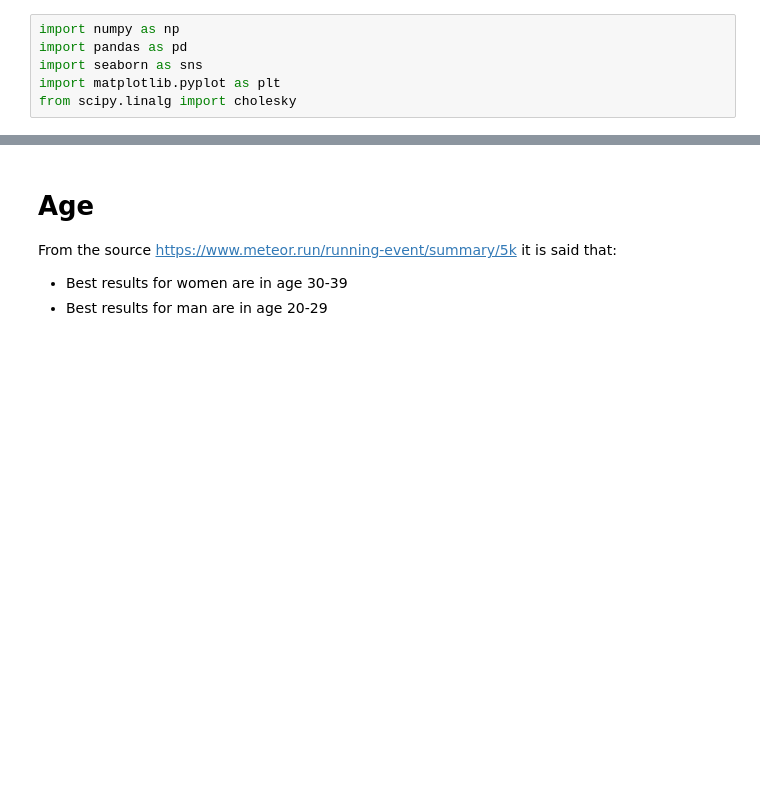
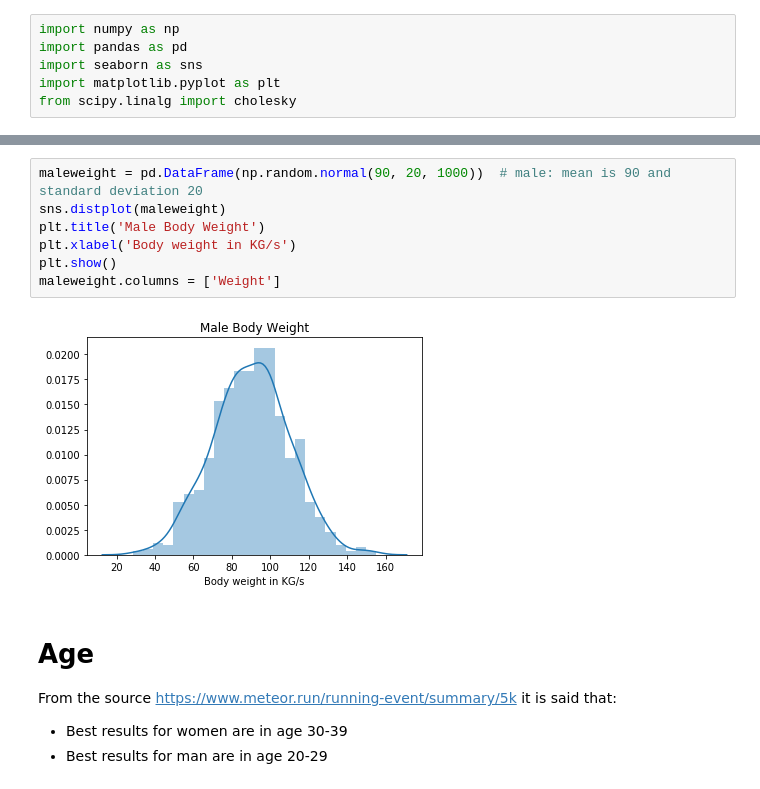
Before and after one commit to kmieluu/Project_2019, a Jupyter notebook: Untitled.ipynb, the cells around one changed output, grey strips where cells are left out. Cells and saved outputs as stored; diff of their text form; blank space fills up the shorter version.

```diff
--- a/Untitled.ipynb
+++ b/Untitled.ipynb
@@ -49,3 +115,12 @@ https://www.runnersworld.com/nutrition-weight-loss/a20856066/how-much-does-an-ex
+# %%
+maleweight = pd.DataFrame(np.random.normal(90, 20, 1000))  # male: mean is 90 and standard deviation 20
+sns.distplot(maleweight)
+plt.title('Male Body Weight')
+plt.xlabel('Body weight in KG/s')
+plt.show()
+maleweight.columns = ['Weight']
+# %% [output]
+[figure, added]
 # %% [markdown]
 # Age
 From the source https://www.meteor.run/running-event/summary/5k it is said that:
```
Also changed, not shown: parts of 16 cells of this notebook.
